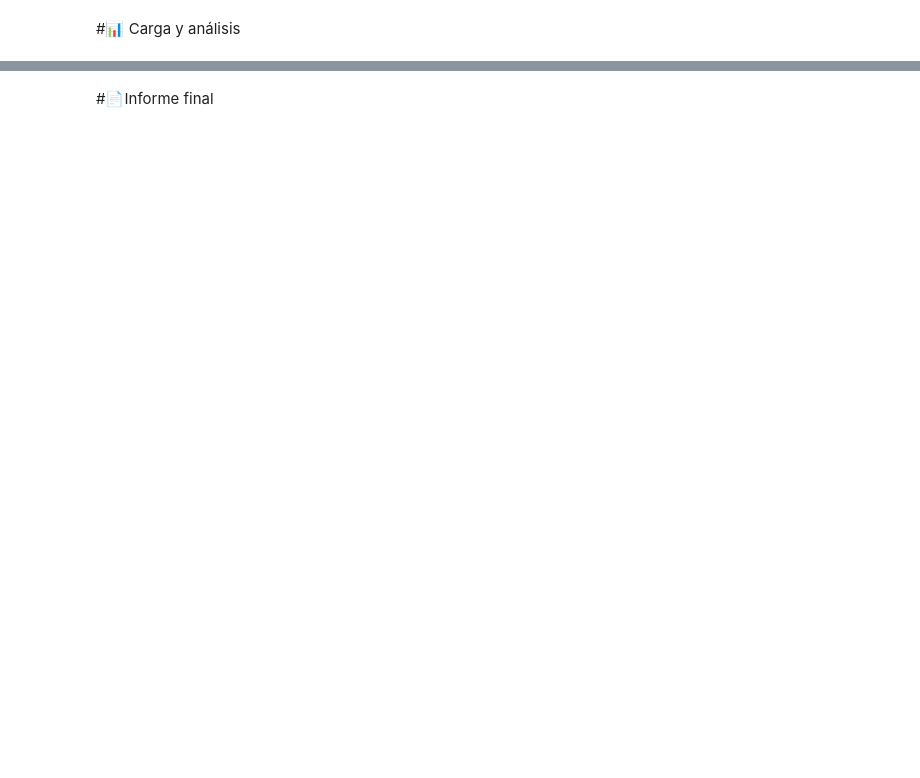
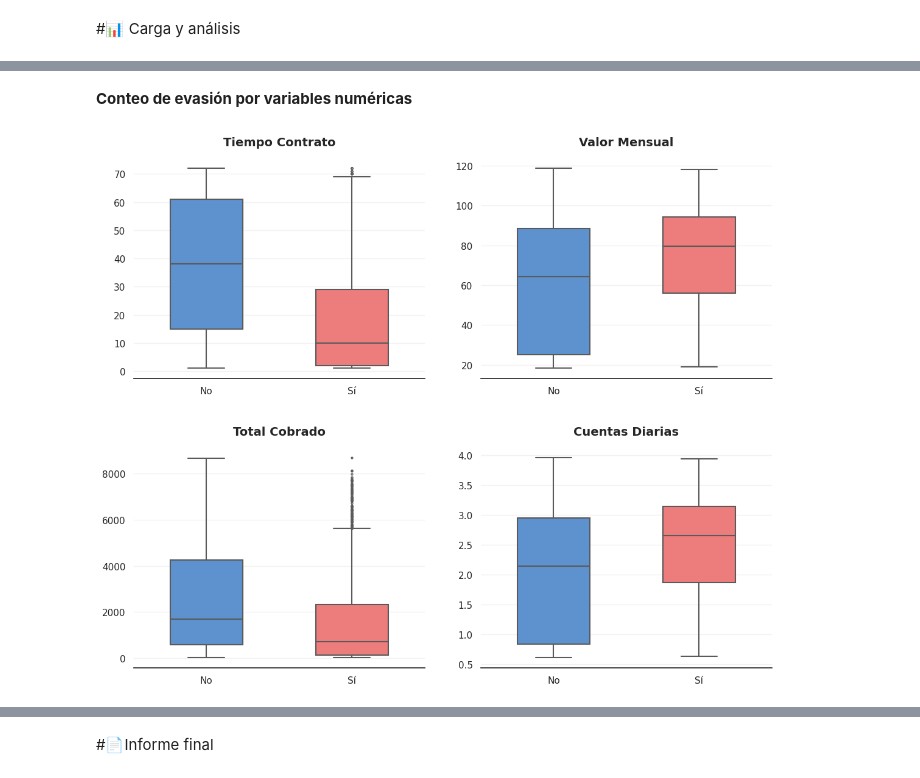
Before and after one commit to mmarlenegv/Challenge2-Telecom-X, a Jupyter notebook: TelecomX_LATAM.ipynb, the cells around one changed output, grey strips where cells are left out. Drawn from its saved outputs; the diff is of its cells as text; code cells hidden in the pictures; blank space fills up the shorter version.

Commit message:
Enunciados completos - gráficos

```diff
--- a/TelecomX_LATAM.ipynb
+++ b/TelecomX_LATAM.ipynb
@@ -182,0 +187,3 @@ dtype: int64
+# %%
+df['cuentas_diarias'] = df['account.Charges.Monthly'] / 30
+df
@@ -184,0 +364,44 @@ dtype: int64
+# %% [markdown]
+**Conteo de evasión por variables numéricas**
+# %%
+import matplotlib.pyplot as plt
+import seaborn as sns
+
+# 1. Renombrar la columna (de 'valor_mensal' a 'valor mensual')
+df = df.rename(columns={'valor_mensal': 'valor mensual'})
+
+# 2. Configuración estética global
+sns.set_theme(style="white", palette="muted")
+
+# IMPORTANTE: Aquí actualizamos la lista para que use el nombre con espacio
+numericas = ['tiempo_contrato', 'valor mensual', 'total_cobrado', 'cuentas_diarias']
+colores = {'No': '#4A90E2', 'Sí': '#FF6B6B'}
+
+# 3. Creación de los gráficos
+fig, axes = plt.subplots(2, 2, figsize=(12, 10))
+axes = axes.flatten()
+
+for i, col in enumerate(numericas):
+    # Gráfico principal: Boxplot
+    sns.boxplot(
+        data=df, x='Churn', y=col, ax=axes[i],
+        hue='Churn', palette=colores,
+        width=0.5, linewidth=1.5, fliersize=2, legend=False
+    )
+
+    # Títulos y etiquetas limpios
+    # col.replace("_", " ") quitará los guiones de las otras variables automáticamente
+    axes[i].set_title(col.replace("_", " ").title(), fontsize=14, fontweight='bold', pad=15)
+    axes[i].set_xlabel('')
+    axes[i].set_ylabel('')
+
+    # Quitar los bordes de la "caja" del gráfico
+    sns.despine(ax=axes[i], left=True)
+
+    # Agregar una cuadrícula muy tenue solo en el eje Y
+    axes[i].grid(axis='y', color='gray', linestyle='-', alpha=0.1)
+
+plt.tight_layout(pad=3.0)
+plt.show()
+# %% [output]
+[figure, added]
```
Also changed, not shown: parts of 24 cells of this notebook.
